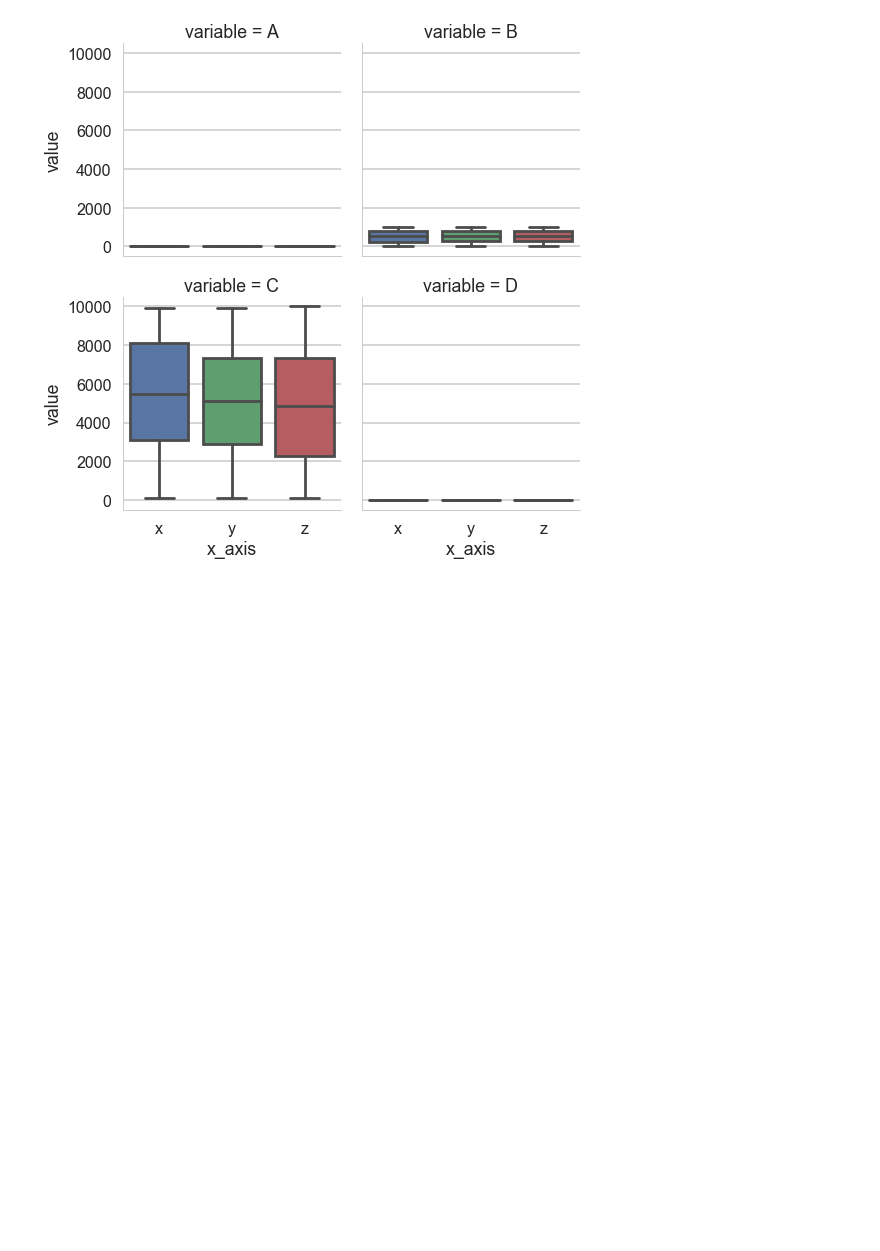
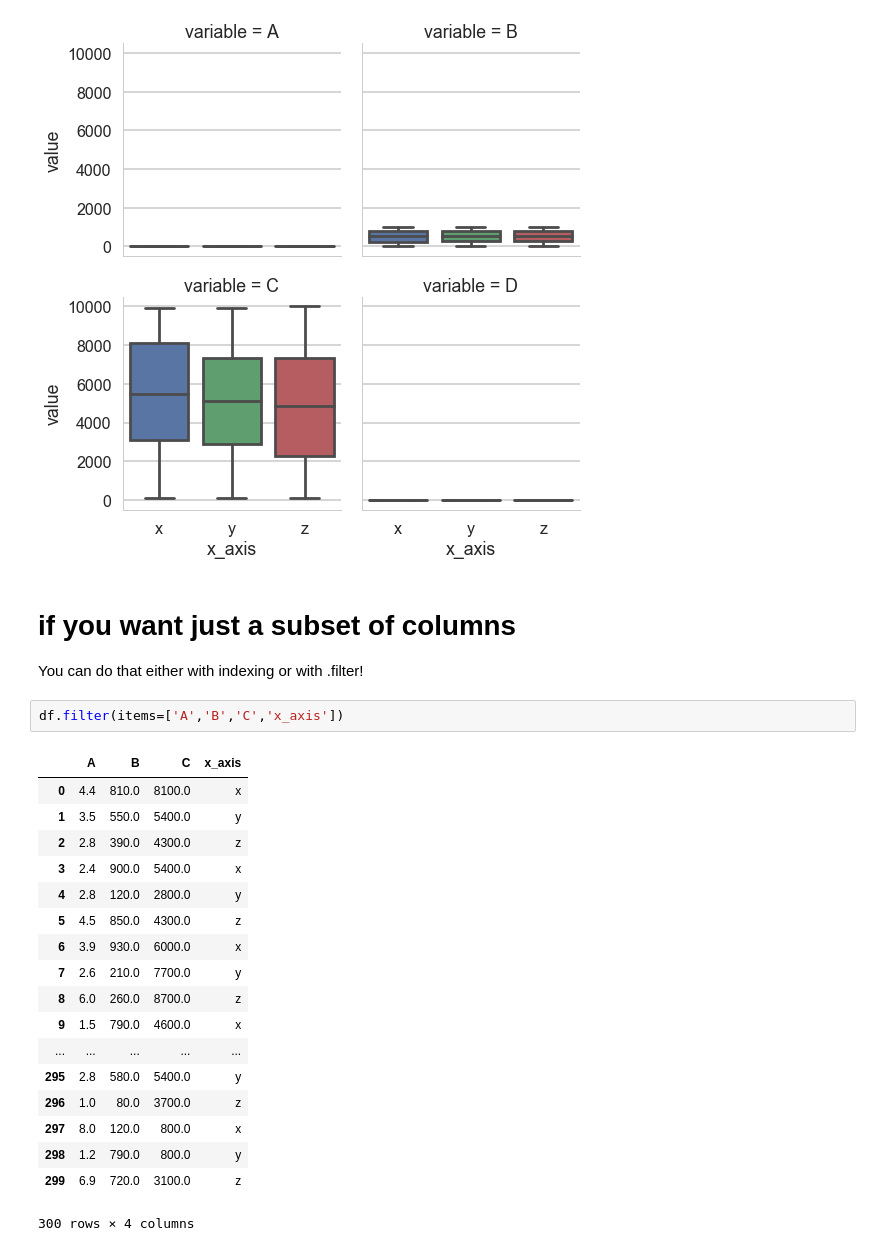
Before and after one commit to nickwan/for_crystal, a Jupyter notebook: for_crystal.ipynb, the cells around one changed output. Drawn from its saved outputs; the diff is of its cells as text; blank space fills up the shorter version.

```diff
--- a/for_crystal.ipynb
+++ b/for_crystal.ipynb
@@ -84,3 +84,27 @@ sns.factorplot(x='x_axis', y='value', data=df_melt, kind='box',
 plt.show()
 # %% [output]
 [figure]
+# %% [markdown]
+# if you want just a subset of columns
+You can do that either with indexing or with .filter!
+# %%
+df.filter(items=['A','B','C','x_axis'])
+# %% [output]
+|  | A | B | C | x_axis |
+| 0 | 4.4 | 810.0 | 8100.0 | x |
+| 1 | 3.5 | 550.0 | 5400.0 | y |
+| 2 | 2.8 | 390.0 | 4300.0 | z |
+| 3 | 2.4 | 900.0 | 5400.0 | x |
+| 4 | 2.8 | 120.0 | 2800.0 | y |
+| 5 | 4.5 | 850.0 | 4300.0 | z |
+| 6 | 3.9 | 930.0 | 6000.0 | x |
+| 7 | 2.6 | 210.0 | 7700.0 | y |
+| 8 | 6.0 | 260.0 | 8700.0 | z |
+| 9 | 1.5 | 790.0 | 4600.0 | x |
+| ... | ... | ... | ... | ... |
+| 295 | 2.8 | 580.0 | 5400.0 | y |
+| 296 | 1.0 | 80.0 | 3700.0 | z |
+| 297 | 8.0 | 120.0 | 800.0 | x |
+| 298 | 1.2 | 790.0 | 800.0 | y |
+| 299 | 6.9 | 720.0 | 3100.0 | z |
+300 rows × 4 columns
```
Also changed, not shown: parts of 1 cell of this notebook.
